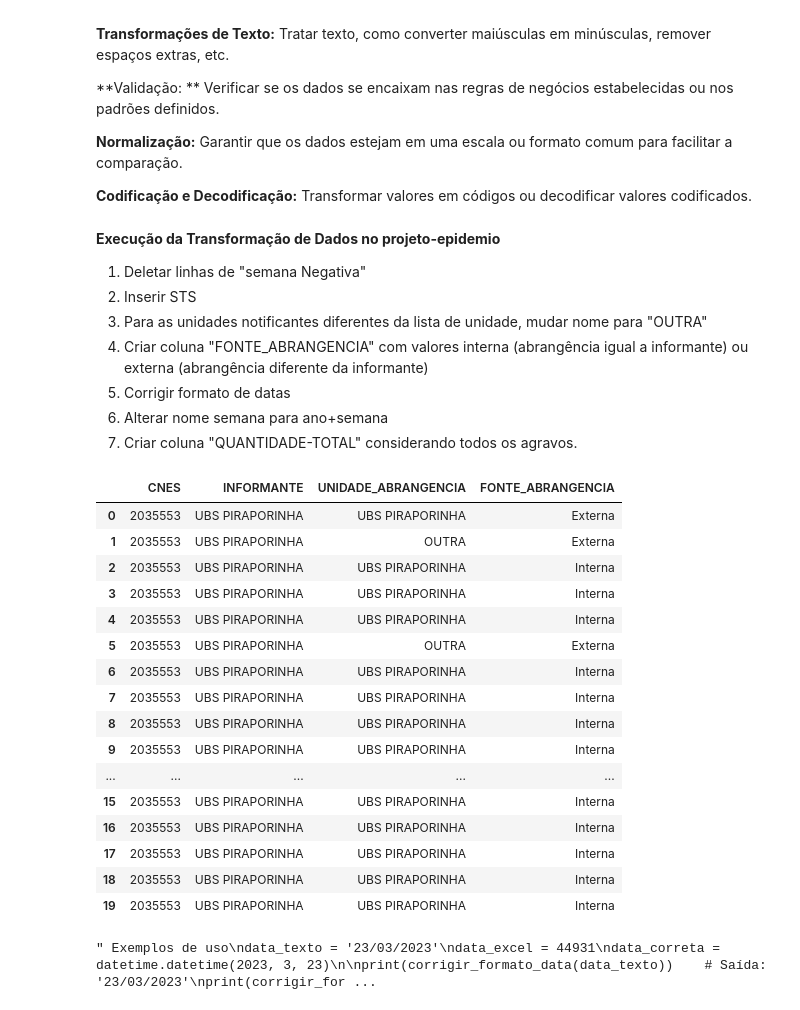
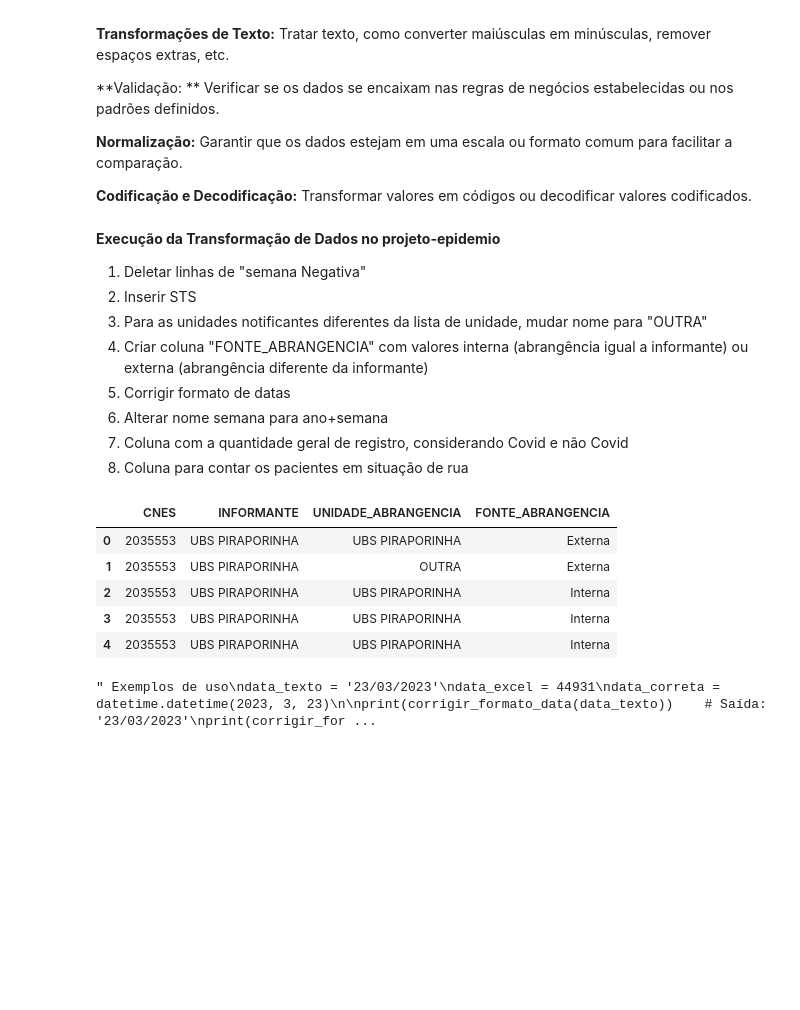
Before and after one commit to jaquelinalbuquerque/projeto-epidemio, a Jupyter notebook: projeto_epidemiosv2.ipynb, the cells around one changed output. Drawn from its saved outputs; the diff is of its cells as text; code cells hidden in the pictures; blank space fills up the shorter version.

```diff
--- a/projeto_epidemiosv2.ipynb
+++ b/projeto_epidemiosv2.ipynb
@@ -108,8 +126,9 @@ A transformação de dados pode incluir uma variedade de atividades, tais como:
 3. Para as unidades notificantes diferentes da lista de unidade, mudar nome para "OUTRA"
 4. Criar coluna "FONTE_ABRANGENCIA" com valores interna (abrangência igual a informante) ou externa (abrangência diferente da informante)
 5. Corrigir formato de datas
-7. Alterar nome semana para ano+semana
-8. Criar coluna "QUANTIDADE-TOTAL" considerando todos os agravos.
+6. Alterar nome semana para ano+semana
+7. Coluna com a quantidade geral de registro, considerando Covid e não Covid
+8. Coluna para contar os pacientes em situação de rua
 # %%
 
 # 1. Deletar linhas de semana negativa
@@ -137,25 +156,14 @@ def define_fonte_abrangencia(linha):
 # Aplica a função à coluna "FONTE_ABRANGENCIA" usando apply
 df_sv2['FONTE_ABRANGENCIA'] = df_sv2.apply(define_fonte_abrangencia, axis=1)   #axis1, significa eixo 1 ou linha a linha
 # %%
-df_sv2.head(20)[["CNES", "INFORMANTE", "UNIDADE_ABRANGENCIA", "FONTE_ABRANGENCIA"]]
+df_sv2.head()[["CNES", "INFORMANTE", "UNIDADE_ABRANGENCIA", "FONTE_ABRANGENCIA"]]
 # %% [output]
 |  | CNES | INFORMANTE | UNIDADE_ABRANGENCIA | FONTE_ABRANGENCIA |
 | 0 | 2035553 | UBS PIRAPORINHA | UBS PIRAPORINHA | Externa |
 | 1 | 2035553 | UBS PIRAPORINHA | OUTRA | Externa |
 | 2 | 2035553 | UBS PIRAPORINHA | UBS PIRAPORINHA | Interna |
 | 3 | 2035553 | UBS PIRAPORINHA | UBS PIRAPORINHA | Interna |
 | 4 | 2035553 | UBS PIRAPORINHA | UBS PIRAPORINHA | Interna |
-| 5 | 2035553 | UBS PIRAPORINHA | OUTRA | Externa |
-| 6 | 2035553 | UBS PIRAPORINHA | UBS PIRAPORINHA | Interna |
-| 7 | 2035553 | UBS PIRAPORINHA | UBS PIRAPORINHA | Interna |
-| 8 | 2035553 | UBS PIRAPORINHA | UBS PIRAPORINHA | Interna |
-| 9 | 2035553 | UBS PIRAPORINHA | UBS PIRAPORINHA | Interna |
-| ... | ... | ... | ... | ... |
-| 15 | 2035553 | UBS PIRAPORINHA | UBS PIRAPORINHA | Interna |
-| 16 | 2035553 | UBS PIRAPORINHA | UBS PIRAPORINHA | Interna |
-| 17 | 2035553 | UBS PIRAPORINHA | UBS PIRAPORINHA | Interna |
-| 18 | 2035553 | UBS PIRAPORINHA | UBS PIRAPORINHA | Interna |
-| 19 | 2035553 | UBS PIRAPORINHA | UBS PIRAPORINHA | Interna |
 # %%
 # 5. Corrigir formato de datas
 
```
Also changed, not shown: parts of 14 cells of this notebook.
